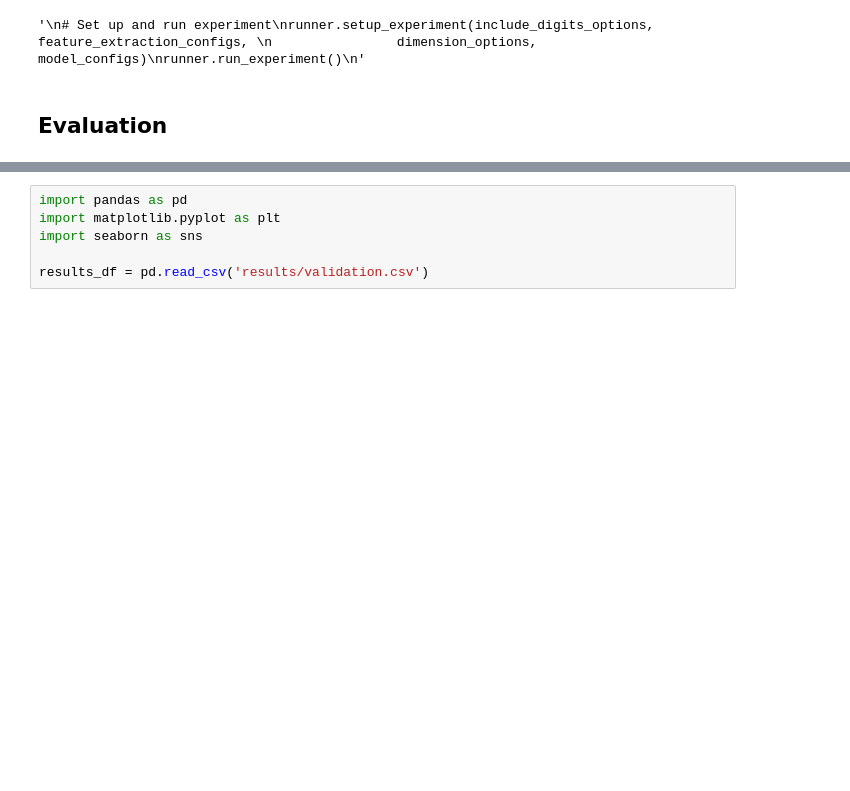
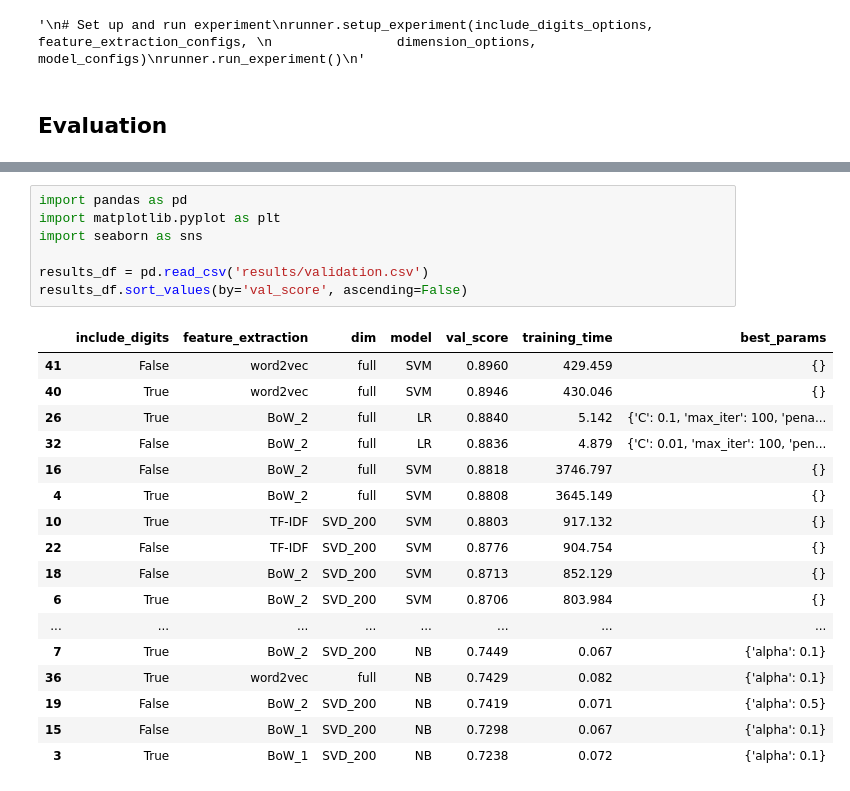
Before and after one commit to franciscopana/M.IA_Natural-Language-Processing, a Jupyter notebook: main.ipynb, the cells around one changed output, grey strips where cells are left out. Cells and saved outputs as stored; diff of their text form; blank space fills up the shorter version.

Commit message:
updated notebook with new results

```diff
--- a/main.ipynb
+++ b/main.ipynb
@@ -1160,9 +1161,28 @@ We conducted experiments with and without digit inclusion in text processing.
 # %%
 import pandas as pd
 import matplotlib.pyplot as plt
 import seaborn as sns
 
 results_df = pd.read_csv('results/validation.csv')
+results_df.sort_values(by='val_score', ascending=False)
+# %% [output]
+|  | include_digits | feature_extraction | dim | model | val_score | training_time | best_params |
+| 41 | False | word2vec | full | SVM | 0.8960 | 429.459 | {} |
+| 40 | True | word2vec | full | SVM | 0.8946 | 430.046 | {} |
+| 26 | True | BoW_2 | full | LR | 0.8840 | 5.142 | {'C': 0.1, 'max_iter': 100, 'pena... |
+| 32 | False | BoW_2 | full | LR | 0.8836 | 4.879 | {'C': 0.01, 'max_iter': 100, 'pen... |
+| 16 | False | BoW_2 | full | SVM | 0.8818 | 3746.797 | {} |
+| 4 | True | BoW_2 | full | SVM | 0.8808 | 3645.149 | {} |
+| 10 | True | TF-IDF | SVD_200 | SVM | 0.8803 | 917.132 | {} |
+| 22 | False | TF-IDF | SVD_200 | SVM | 0.8776 | 904.754 | {} |
+| 18 | False | BoW_2 | SVD_200 | SVM | 0.8713 | 852.129 | {} |
+| 6 | True | BoW_2 | SVD_200 | SVM | 0.8706 | 803.984 | {} |
+| ... | ... | ... | ... | ... | ... | ... | ... |
+| 7 | True | BoW_2 | SVD_200 | NB | 0.7449 | 0.067 | {'alpha': 0.1} |
+| 36 | True | word2vec | full | NB | 0.7429 | 0.082 | {'alpha': 0.1} |
+| 19 | False | BoW_2 | SVD_200 | NB | 0.7419 | 0.071 | {'alpha': 0.5} |
+| 15 | False | BoW_1 | SVD_200 | NB | 0.7298 | 0.067 | {'alpha': 0.1} |
+| 3 | True | BoW_1 | SVD_200 | NB | 0.7238 | 0.072 | {'alpha': 0.1} |
 # %%
 fig, axes = plt.subplots(1, 2, figsize=(12, 4))
 
```
Also changed, not shown: parts of 6 cells of this notebook, 6 other files.
